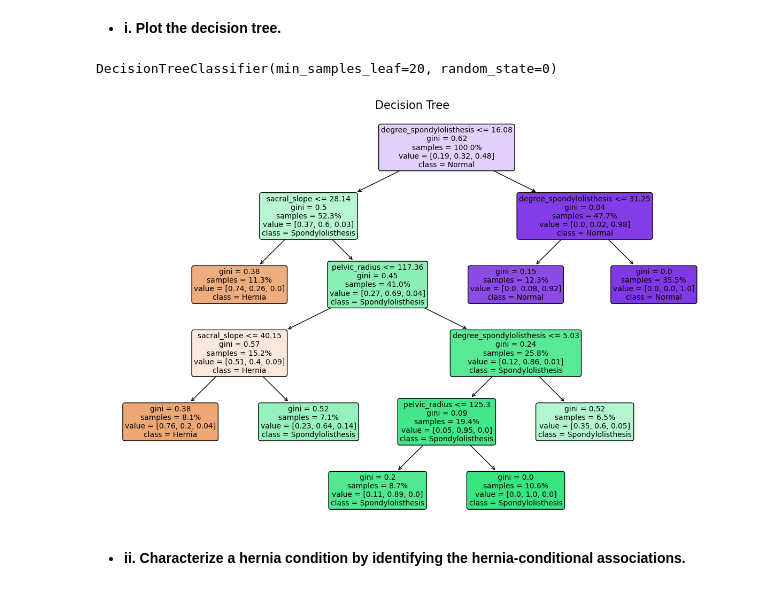
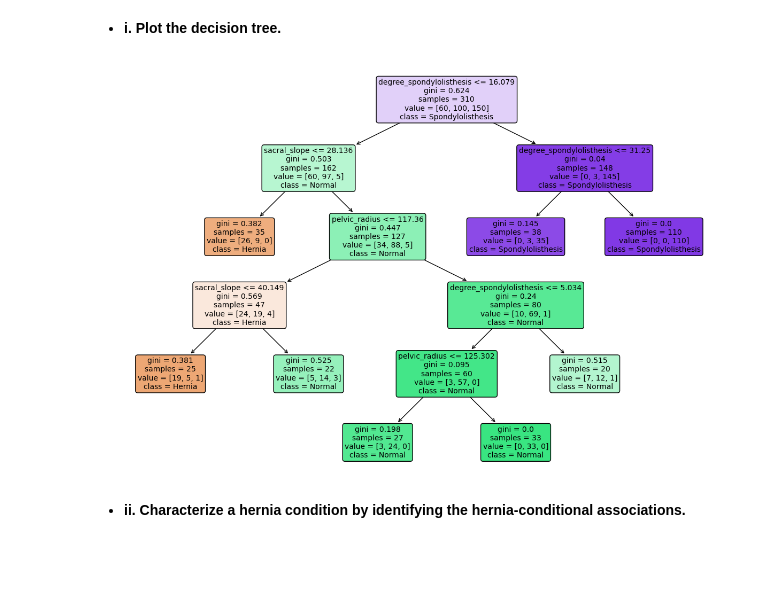
Before and after one commit to gocho1307/Homeworks-ML, a Jupyter notebook: hw1/hw1.ipynb, the cells around one changed output. Drawn from its saved outputs; the diff is of its cells as text; code cells hidden in the pictures; blank space fills up the shorter version.

```diff
--- a/hw1/hw1.ipynb
+++ b/hw1/hw1.ipynb
@@ -230,18 +217,15 @@ X, y = df.drop("class", axis=1), df["class"]
 # %%
 # Create and train the decision tree classifier
 clf = DecisionTreeClassifier(random_state=0, min_samples_leaf=20)
 clf.fit(X, y)
+
+# Set style and plot the decision tree
+plt.figure(figsize=(15, 10))
+plot_tree(clf, filled=True, feature_names=list(X.columns),
+          class_names=list(np.unique(y)), rounded=True, fontsize=10)
+plt.savefig("./report/assets/decision_tree.svg")
+plt.show()
 # %% [output]
-DecisionTreeClassifier(min_samples_leaf=20, random_state=0)
+[figure, added]
-# %%
-# Set style and plot the decision tree
-plt.figure(figsize=(15, 10))
-plot_tree(clf, filled=True, feature_names=X.columns, class_names=df["class"].unique(),
-          rounded=True, fontsize=10, proportion=True, precision=2)
-plt.title("Decision Tree", fontsize=15)
-plt.savefig("./report/decision_tree.svg")
-plt.show()
-# %% [output]
-[figure, removed]
 # %% [markdown]
 - **ii. Characterize a hernia condition by identifying the hernia-conditional associations.**
```
Also changed, not shown: parts of 7 cells of this notebook, 10 other files.
